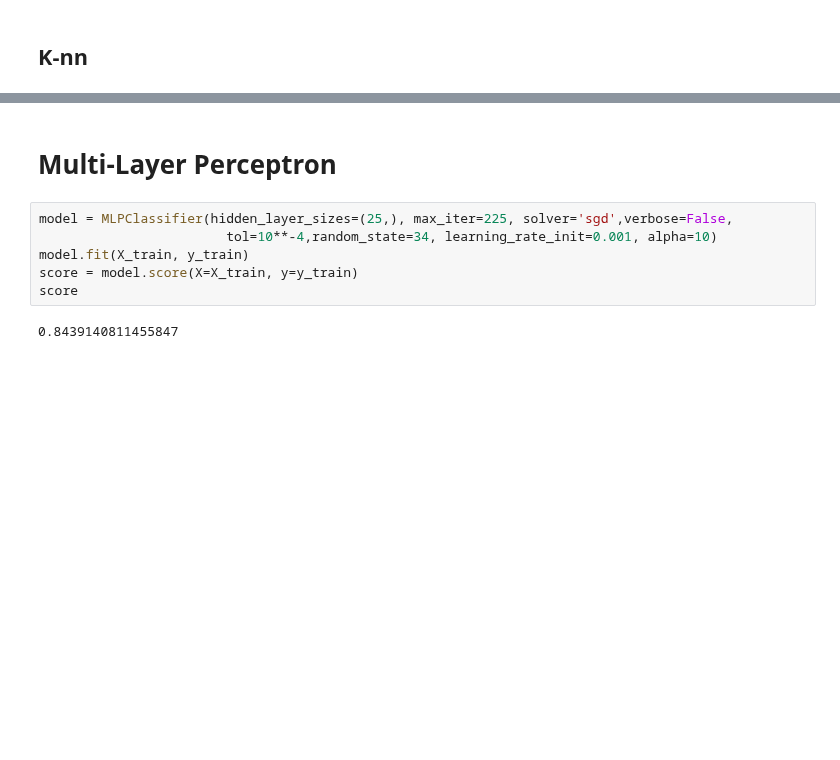
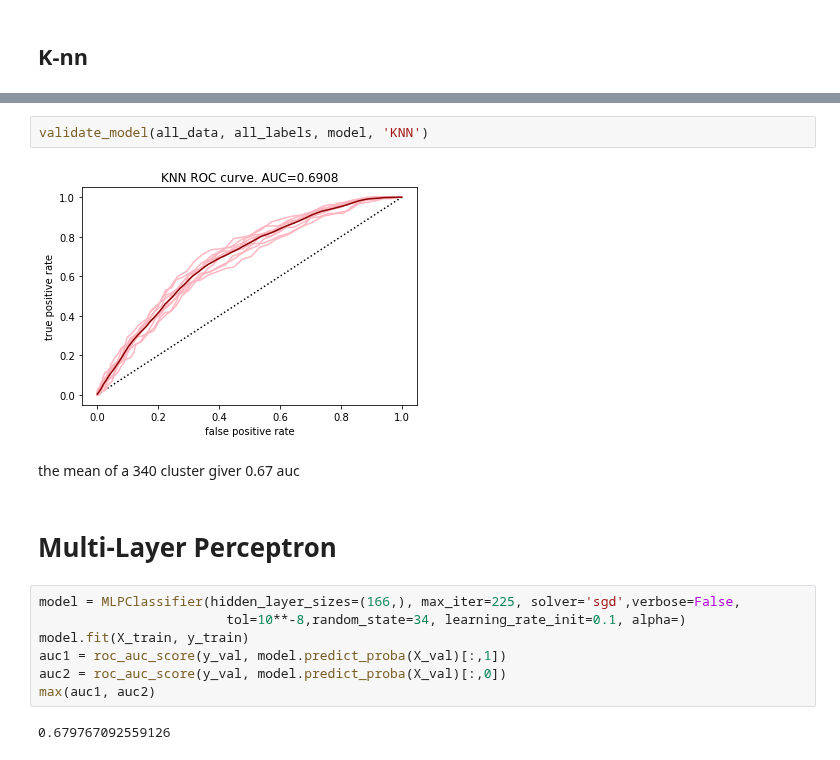
Before and after one commit to MrPupik/INTO_TO_ML, a Jupyter notebook: project/itay_nb.ipynb, the cells around one changed output, grey strips where cells are left out. Cells and saved outputs as stored; diff of their text form; blank space fills up the shorter version.

```diff
--- a/project/itay_nb.ipynb
+++ b/project/itay_nb.ipynb
@@ -937,10 +943,17 @@ KNeighborsClassifier(n_neighbors=54)
+# %%
+validate_model(all_data, all_labels, model, 'KNN')
+# %% [output]
+[figure, added]
+# %% [markdown]
+the mean of a 340 cluster giver 0.67 auc
 # %% [markdown]
 # Multi-Layer Perceptron
 # %%
-model = MLPClassifier(hidden_layer_sizes=(25,), max_iter=225, solver='sgd',verbose=False,
-                        tol=10**-4,random_state=34, learning_rate_init=0.001, alpha=10)
+model = MLPClassifier(hidden_layer_sizes=(166,), max_iter=225, solver='sgd',verbose=False,
+                        tol=10**-8,random_state=34, learning_rate_init=0.1, alpha=)
 model.fit(X_train, y_train)
-score = model.score(X=X_train, y=y_train)
-score
+auc1 = roc_auc_score(y_val, model.predict_proba(X_val)[:,1])
+auc2 = roc_auc_score(y_val, model.predict_proba(X_val)[:,0])
+max(auc1, auc2)
 # %% [output]
-0.8439140811455847
+0.679767092559126
```
Also changed, not shown: parts of 18 cells of this notebook.
